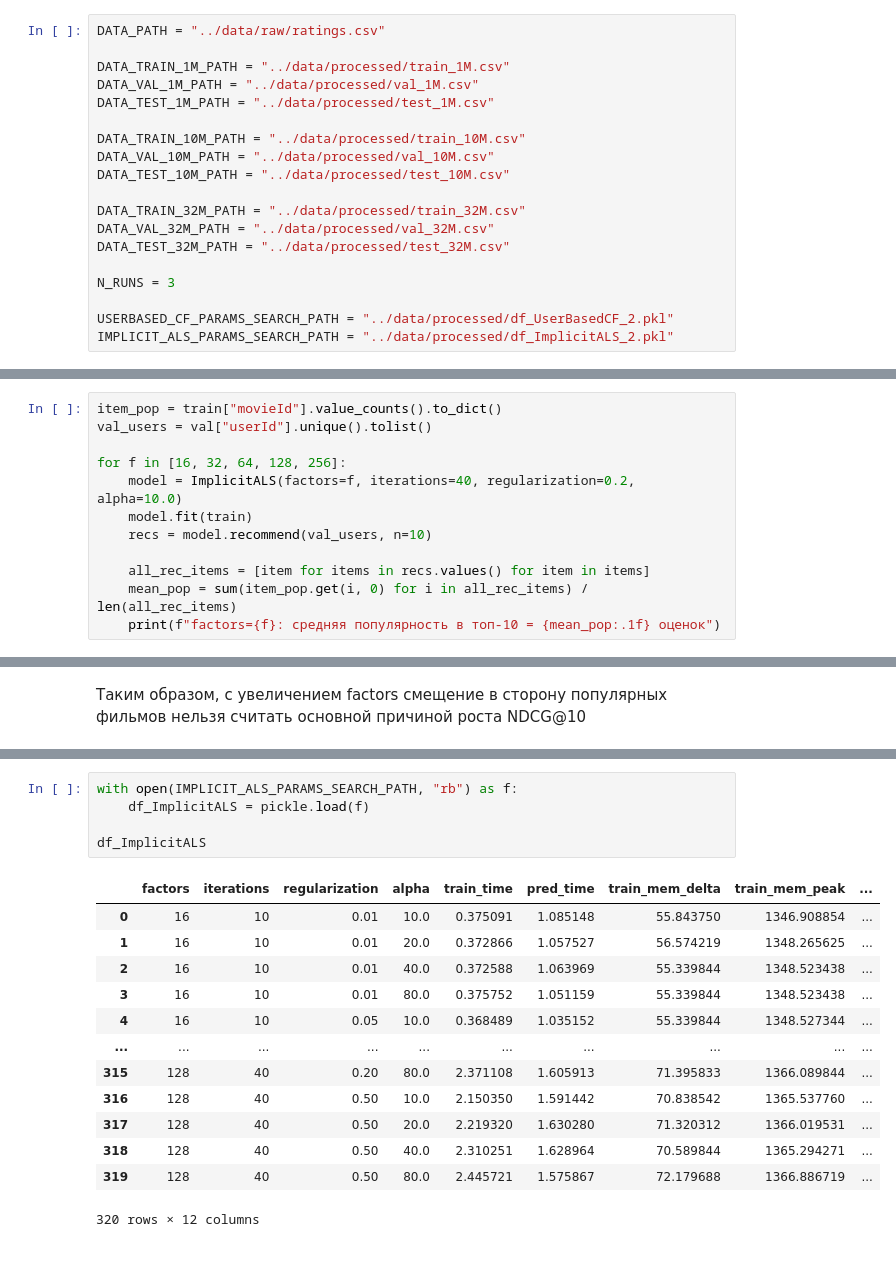
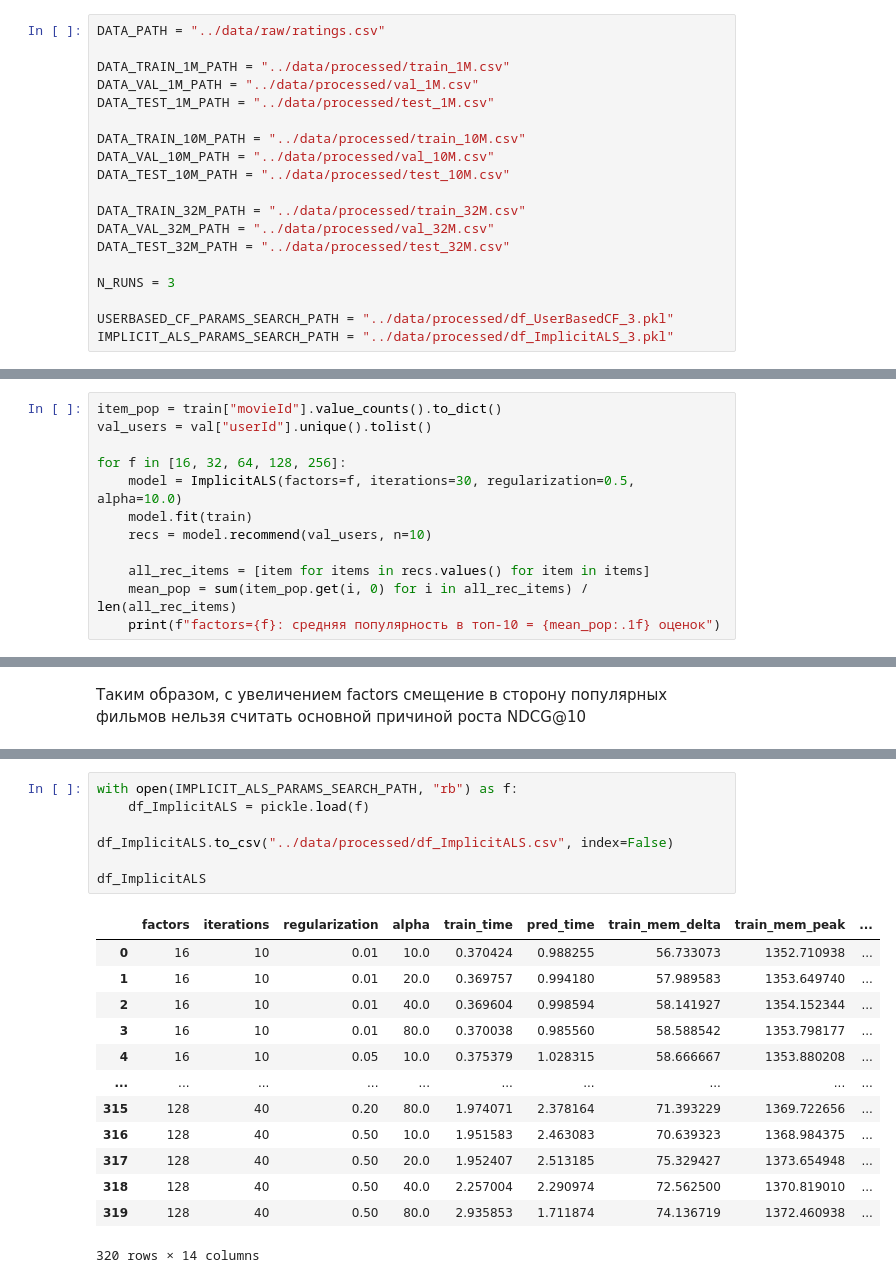
Before and after one commit to AlexanderSh11/recsys-benchmark, a Jupyter notebook: benchmarks/run_benchmark.ipynb, the cells around one changed output, grey strips where cells are left out. Cells and saved outputs as stored; diff of their text form.

```diff
--- a/benchmarks/run_benchmark.ipynb
+++ b/benchmarks/run_benchmark.ipynb
@@ -32,8 +32,8 @@ DATA_TEST_32M_PATH = "../data/processed/test_32M.csv"
 
 N_RUNS = 3
 
-USERBASED_CF_PARAMS_SEARCH_PATH = "../data/processed/df_UserBasedCF_2.pkl"
-IMPLICIT_ALS_PARAMS_SEARCH_PATH = "../data/processed/df_ImplicitALS_2.pkl"
+USERBASED_CF_PARAMS_SEARCH_PATH = "../data/processed/df_UserBasedCF_3.pkl"
+IMPLICIT_ALS_PARAMS_SEARCH_PATH = "../data/processed/df_ImplicitALS_3.pkl"
 # %%
 df = load_dataset(path=DATA_PATH)
 
@@ -290,7 +292,7 @@ item_pop = train["movieId"].value_counts().to_dict()
 val_users = val["userId"].unique().tolist()
 
 for f in [16, 32, 64, 128, 256]:
-    model = ImplicitALS(factors=f, iterations=40, regularization=0.2, alpha=10.0)
+    model = ImplicitALS(factors=f, iterations=30, regularization=0.5, alpha=10.0)
     model.fit(train)
     recs = model.recommend(val_users, n=10)
 
@@ -375,20 +377,22 @@ show_graph(
 # %%
 with open(IMPLICIT_ALS_PARAMS_SEARCH_PATH, "rb") as f:
     df_ImplicitALS = pickle.load(f)
 
+df_ImplicitALS.to_csv("../data/processed/df_ImplicitALS.csv", index=False)
+
 df_ImplicitALS
 # %% [output]
 |  | factors | iterations | regularization | alpha | train_time | pred_time | train_mem_delta | train_mem_peak | ... |
-| 0 | 16 | 10 | 0.01 | 10.0 | 0.375091 | 1.085148 | 55.843750 | 1346.908854 | ... |
-| 1 | 16 | 10 | 0.01 | 20.0 | 0.372866 | 1.057527 | 56.574219 | 1348.265625 | ... |
-| 2 | 16 | 10 | 0.01 | 40.0 | 0.372588 | 1.063969 | 55.339844 | 1348.523438 | ... |
-| 3 | 16 | 10 | 0.01 | 80.0 | 0.375752 | 1.051159 | 55.339844 | 1348.523438 | ... |
-| 4 | 16 | 10 | 0.05 | 10.0 | 0.368489 | 1.035152 | 55.339844 | 1348.527344 | ... |
+| 0 | 16 | 10 | 0.01 | 10.0 | 0.370424 | 0.988255 | 56.733073 | 1352.710938 | ... |
+| 1 | 16 | 10 | 0.01 | 20.0 | 0.369757 | 0.994180 | 57.989583 | 1353.649740 | ... |
+| 2 | 16 | 10 | 0.01 | 40.0 | 0.369604 | 0.998594 | 58.141927 | 1354.152344 | ... |
+| 3 | 16 | 10 | 0.01 | 80.0 | 0.370038 | 0.985560 | 58.588542 | 1353.798177 | ... |
+| 4 | 16 | 10 | 0.05 | 10.0 | 0.375379 | 1.028315 | 58.666667 | 1353.880208 | ... |
 | ... | ... | ... | ... | ... | ... | ... | ... | ... | ... |
-| 315 | 128 | 40 | 0.20 | 80.0 | 2.371108 | 1.605913 | 71.395833 | 1366.089844 | ... |
-| 316 | 128 | 40 | 0.50 | 10.0 | 2.150350 | 1.591442 | 70.838542 | 1365.537760 | ... |
-| 317 | 128 | 40 | 0.50 | 20.0 | 2.219320 | 1.630280 | 71.320312 | 1366.019531 | ... |
-| 318 | 128 | 40 | 0.50 | 40.0 | 2.310251 | 1.628964 | 70.589844 | 1365.294271 | ... |
-| 319 | 128 | 40 | 0.50 | 80.0 | 2.445721 | 1.575867 | 72.179688 | 1366.886719 | ... |
+| 315 | 128 | 40 | 0.20 | 80.0 | 1.974071 | 2.378164 | 71.393229 | 1369.722656 | ... |
+| 316 | 128 | 40 | 0.50 | 10.0 | 1.951583 | 2.463083 | 70.639323 | 1368.984375 | ... |
+| 317 | 128 | 40 | 0.50 | 20.0 | 1.952407 | 2.513185 | 75.329427 | 1373.654948 | ... |
+| 318 | 128 | 40 | 0.50 | 40.0 | 2.257004 | 2.290974 | 72.562500 | 1370.819010 | ... |
+| 319 | 128 | 40 | 0.50 | 80.0 | 2.935853 | 1.711874 | 74.136719 | 1372.460938 | ... |
-320 rows × 12 columns
+320 rows × 14 columns
 # %% [markdown]
```
Also changed, not shown: parts of 14 cells of this notebook, 25 other files.
